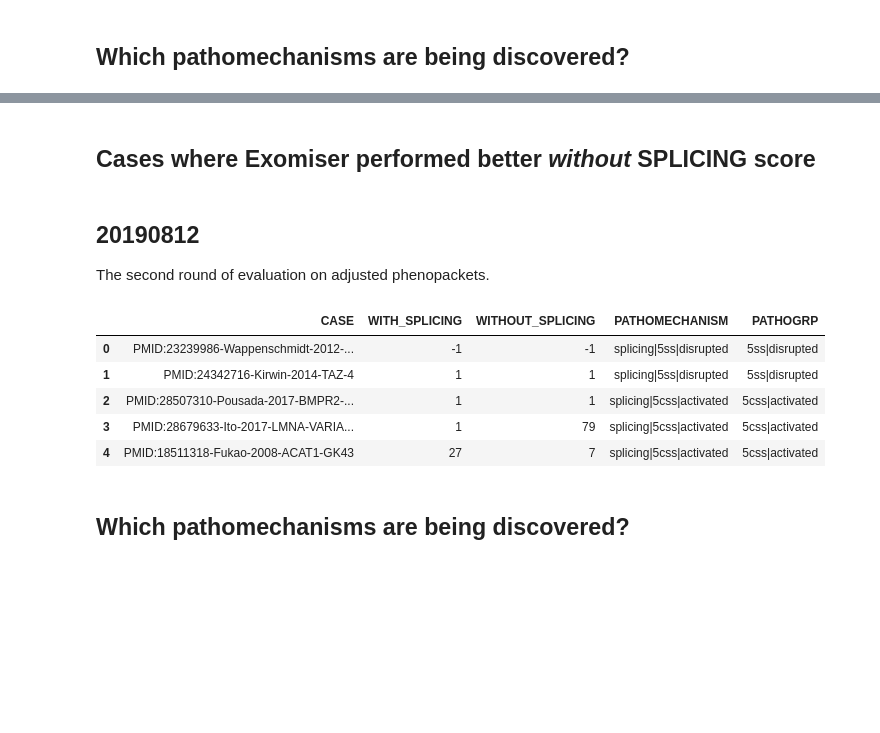
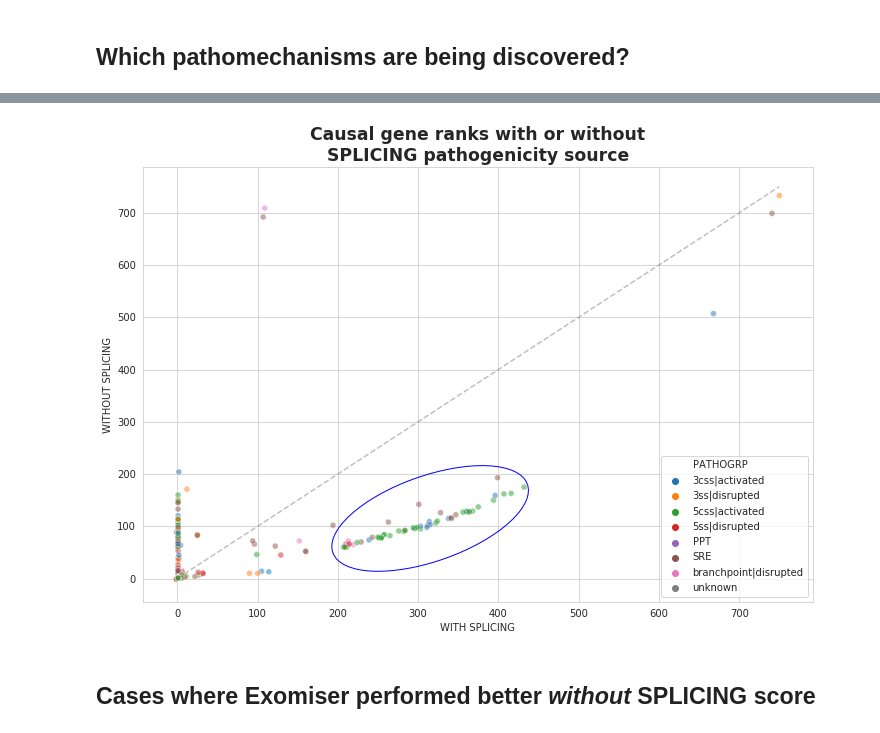
Before and after one commit to monarch-initiative/ExomiserSimulations, a Jupyter notebook: 3S Exomiser performance evaluation.ipynb, the cells around one changed output, grey strips where cells are left out. Cells and saved outputs as stored; diff of their text form; code cells hidden in the pictures; blank space fills up the shorter version.

```diff
--- a/3S Exomiser performance evaluation.ipynb
+++ b/3S Exomiser performance evaluation.ipynb
@@ -60,3 +136,11 @@ plot_multicolor(df20190711.WITH_SPLICING, df20190711.WITHOUT_SPLICING, df2019071
+# %%
+fig, ax = plt.subplots(figsize=(12, 8))
+plot_multicolor(df20190812.WITH_SPLICING, df20190812.WITHOUT_SPLICING, df20190812.PATHOGRP, ho, ax=ax)
+
+e20190711 = Ellipse((315, 115), width=280, height=150, angle=35, facecolor='none', edgecolor="blue")
+k = ax.add_patch(e20190711)
+# %% [output]
+[figure, added]
 # %% [markdown]
 ## Cases where Exomiser performed better _without_ SPLICING score
 # %%
@@ -65,20 +151,0 @@ df20190711.loc[(df20190711.WITH_SPLICING > 50) & (df20190711.WITH_SPLICING < 200
-# %% [markdown]
-## 20190812
-
-The second round of evaluation on adjusted phenopackets.
-# %%
-version = "20190812"
-FPATH = "{0}/{1}-output-checked/{1}-ranks.tsv".format(data_dir, version)
-df20190812 = load_data(FPATH)
-
-ho = np.sort(df20190812['PATHOGRP'].unique())
-df20190812.head()
-# %% [output]
-|  | CASE | WITH_SPLICING | WITHOUT_SPLICING | PATHOMECHANISM | PATHOGRP |
-| 0 | PMID:23239986-Wappenschmidt-2012-... | -1 | -1 | splicing|5ss|disrupted | 5ss|disrupted |
-| 1 | PMID:24342716-Kirwin-2014-TAZ-4 | 1 | 1 | splicing|5ss|disrupted | 5ss|disrupted |
-| 2 | PMID:28507310-Pousada-2017-BMPR2-... | 1 | 1 | splicing|5css|activated | 5css|activated |
-| 3 | PMID:28679633-Ito-2017-LMNA-VARIA... | 1 | 79 | splicing|5css|activated | 5css|activated |
-| 4 | PMID:18511318-Fukao-2008-ACAT1-GK43 | 27 | 7 | splicing|5css|activated | 5css|activated |
-# %% [markdown]
-## Which pathomechanisms are being discovered?
```
Also changed, not shown: parts of 23 cells of this notebook.
